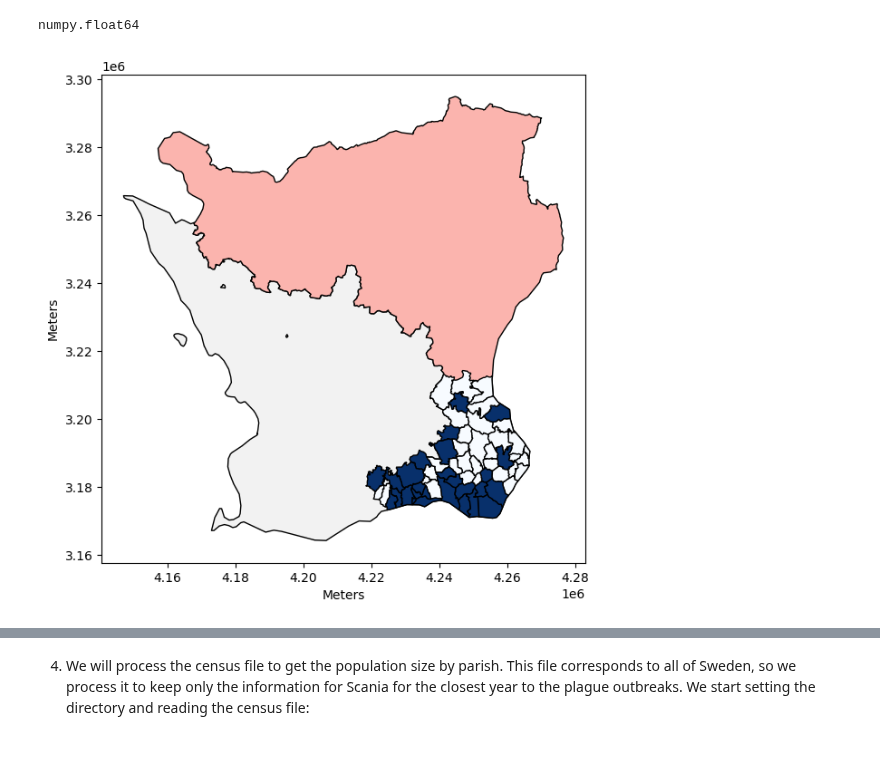
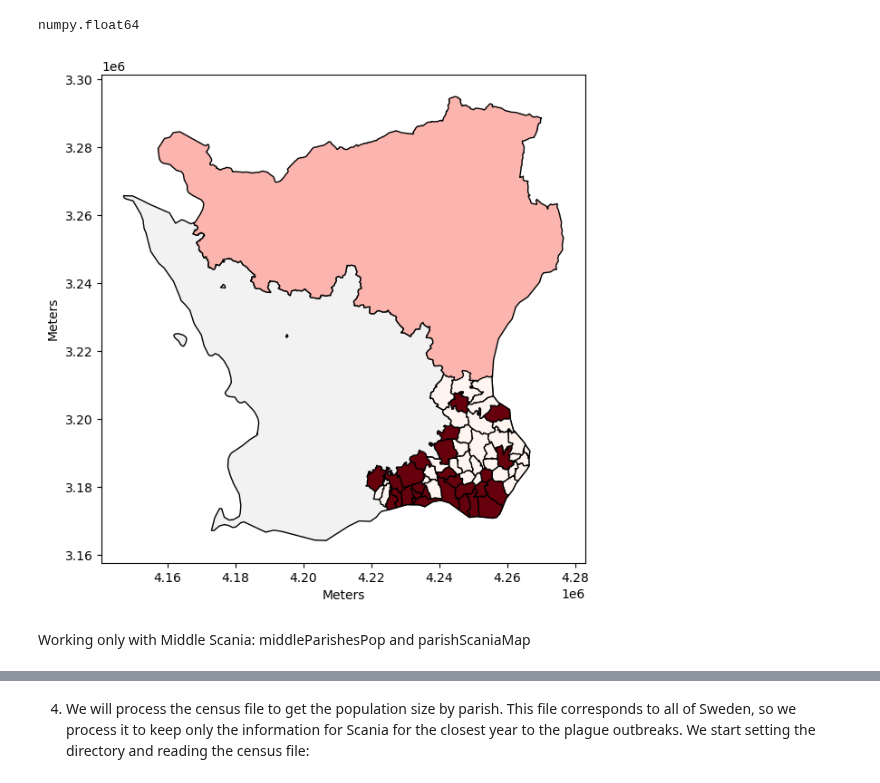
Before and after one commit to polislizarralde/PythonMathematicalModeling, a Jupyter notebook: docs/PlagueProject/databaseScania.ipynb, the cells around one changed output, grey strips where cells are left out. Cells and saved outputs as stored; diff of their text form; code cells hidden in the pictures; blank space fills up the shorter version.

```diff
--- a/docs/PlagueProject/databaseScania.ipynb
+++ b/docs/PlagueProject/databaseScania.ipynb
@@ -129,0 +127,4 @@ southeastParishes.loc[southeastParishes['ParishName'] == 'RÖRUM']
+# %%
+southeastParishes = parishesByregion(parishesScania, 'SOUTHEAST')
+southwestParishes = parishesByregion(parishesScania, 'SOUTHWEST')
+middleParishes = parishesByregion(parishesScania, 'MIDDLE')
@@ -276,5 +283,5 @@ Plotting the southeast parishes
 # %%
-southeastScaniaMap['color'] = southeastScaniaMap.EndPlaguePeriod.map(lambda x: 'blue' if pd.isna(x) else 'red')
+colorByColumn(southeastScaniaMap, 'EndPlaguePeriod')
 southeastMap : folium.folium.Map = SkaneMap.explore(
     column="G_NAME",
     style_kwds=dict(color="black"),  # use black for borders
@@ -297,6 +304,7 @@ southeastScaniaMap.explore(
     tooltip=["G_NAME", "BEF1699", "BeginPlaguePeriod", "EndPlaguePeriod", "VictimsNumber"],
     tooltip_kwds=dict(labels=True),  # show column label in the tooltip
     name="Southeast Scania",  # name of the layer in the map,
+    zoom_control=False,
 )
 
 folium.TileLayer("Stamen Toner", show=False).add_to(
@@ -360,11 +353,13 @@ numpy.float64
 # %%
 fig, ax = plt.subplots(figsize=(10, 7))
 SkaneMap.plot(ax=ax, column="G_NAME", edgecolor='black',
               legend=False, cmap='Pastel1')
-southeastScaniaMap.plot(ax=ax, column="color", cmap='Blues',
+southeastScaniaMap.plot(ax=ax, column="color", cmap='Reds',
                         edgecolor='black', legend=False)
 plt.xlabel('Meters')
 plt.ylabel('Meters')
 plt.show()
 # %% [output]
-[figure, old version]
+[figure, new version]
+# %% [markdown]
+Working only with Middle Scania: middleParishesPop and parishScaniaMap
```
Also changed, not shown: parts of 12 cells of this notebook.
